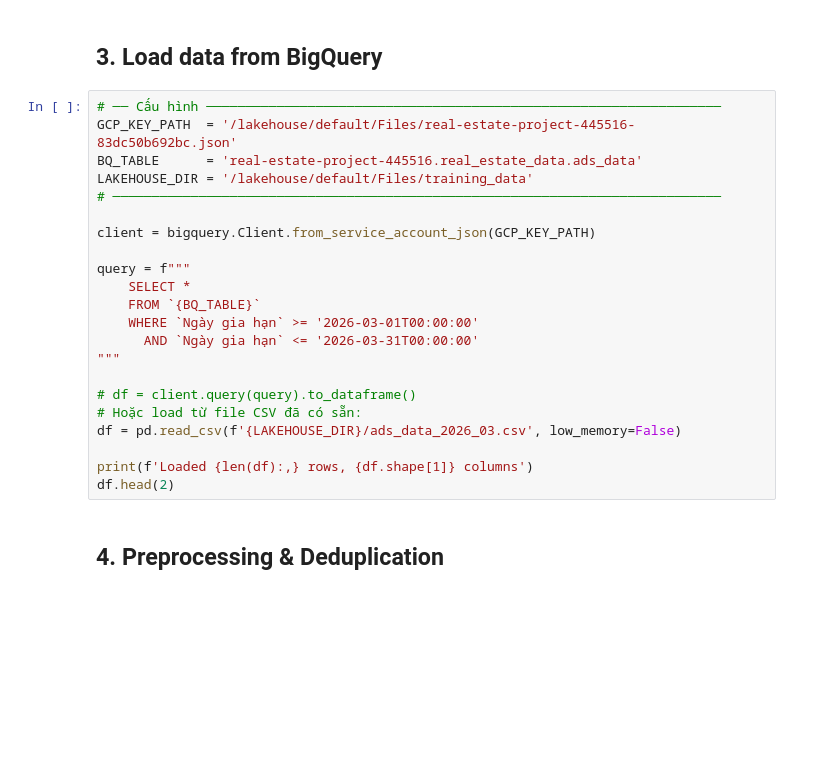
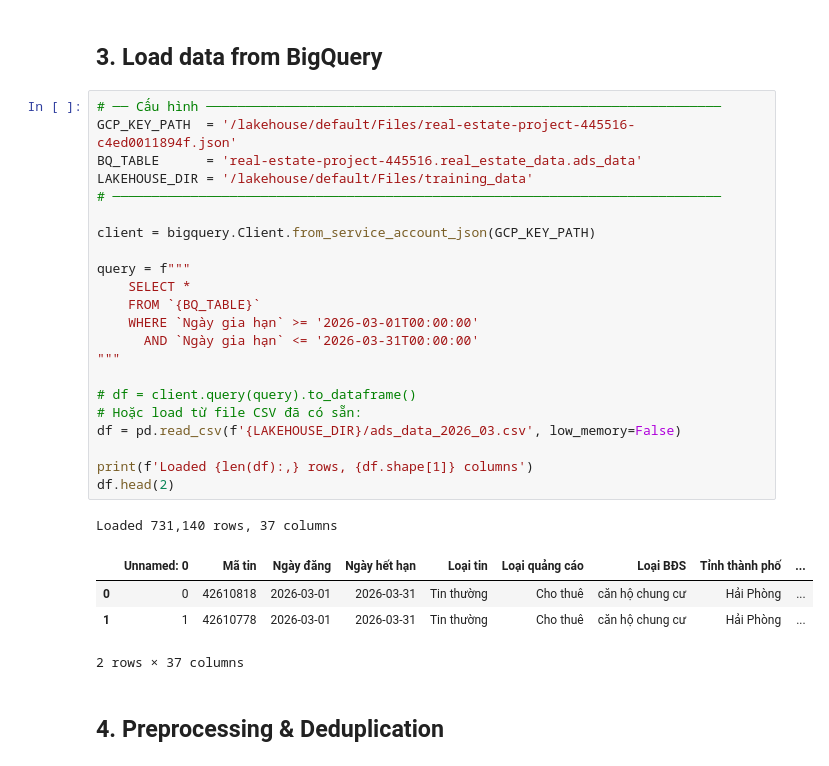
Before and after one commit to Nguyen-Thien-Tri/gia-bds, a Jupyter notebook: Fabric/ML model.ipynb, the cells around one changed output. Cells and saved outputs as stored; diff of their text form; blank space fills up the shorter version.

```diff
--- a/Fabric/ML model.ipynb
+++ b/Fabric/ML model.ipynb
@@ -28,26 +35,32 @@ print('All packages imported successfully ✅')
 ## 3. Load data from BigQuery
 # %%
 # ── Cấu hình ──────────────────────────────────────────────────────────────────
-GCP_KEY_PATH  = '/lakehouse/default/Files/real-estate-project-445516-83dc50b692bc.json'
+GCP_KEY_PATH  = '/lakehouse/default/Files/real-estate-project-445516-c4ed0011894f.json'
 BQ_TABLE      = 'real-estate-project-445516.real_estate_data.ads_data'
 LAKEHOUSE_DIR = '/lakehouse/default/Files/training_data'
 # ──────────────────────────────────────────────────────────────────────────────
 
 client = bigquery.Client.from_service_account_json(GCP_KEY_PATH)
 
 query = f"""
     SELECT *
     FROM `{BQ_TABLE}`
     WHERE `Ngày gia hạn` >= '2026-03-01T00:00:00'
       AND `Ngày gia hạn` <= '2026-03-31T00:00:00'
 """
 
 # df = client.query(query).to_dataframe()
 # Hoặc load từ file CSV đã có sẵn:
 df = pd.read_csv(f'{LAKEHOUSE_DIR}/ads_data_2026_03.csv', low_memory=False)
 
 print(f'Loaded {len(df):,} rows, {df.shape[1]} columns')
 df.head(2)
+# %% [output]
+Loaded 731,140 rows, 37 columns
+|  | Unnamed: 0 | Mã tin | Ngày đăng | Ngày hết hạn | Loại tin | Loại quảng cáo | Loại BĐS | Tỉnh thành phố | ... |
+| 0 | 0 | 42610818 | 2026-03-01 | 2026-03-31 | Tin thường | Cho thuê | căn hộ chung cư | Hải Phòng | ... |
+| 1 | 1 | 42610778 | 2026-03-01 | 2026-03-31 | Tin thường | Cho thuê | căn hộ chung cư | Hải Phòng | ... |
+2 rows × 37 columns
 # %% [markdown]
 ## 4. Preprocessing & Deduplication
 # %%
```
Also changed, not shown: parts of 11 cells of this notebook, 34 other files.
